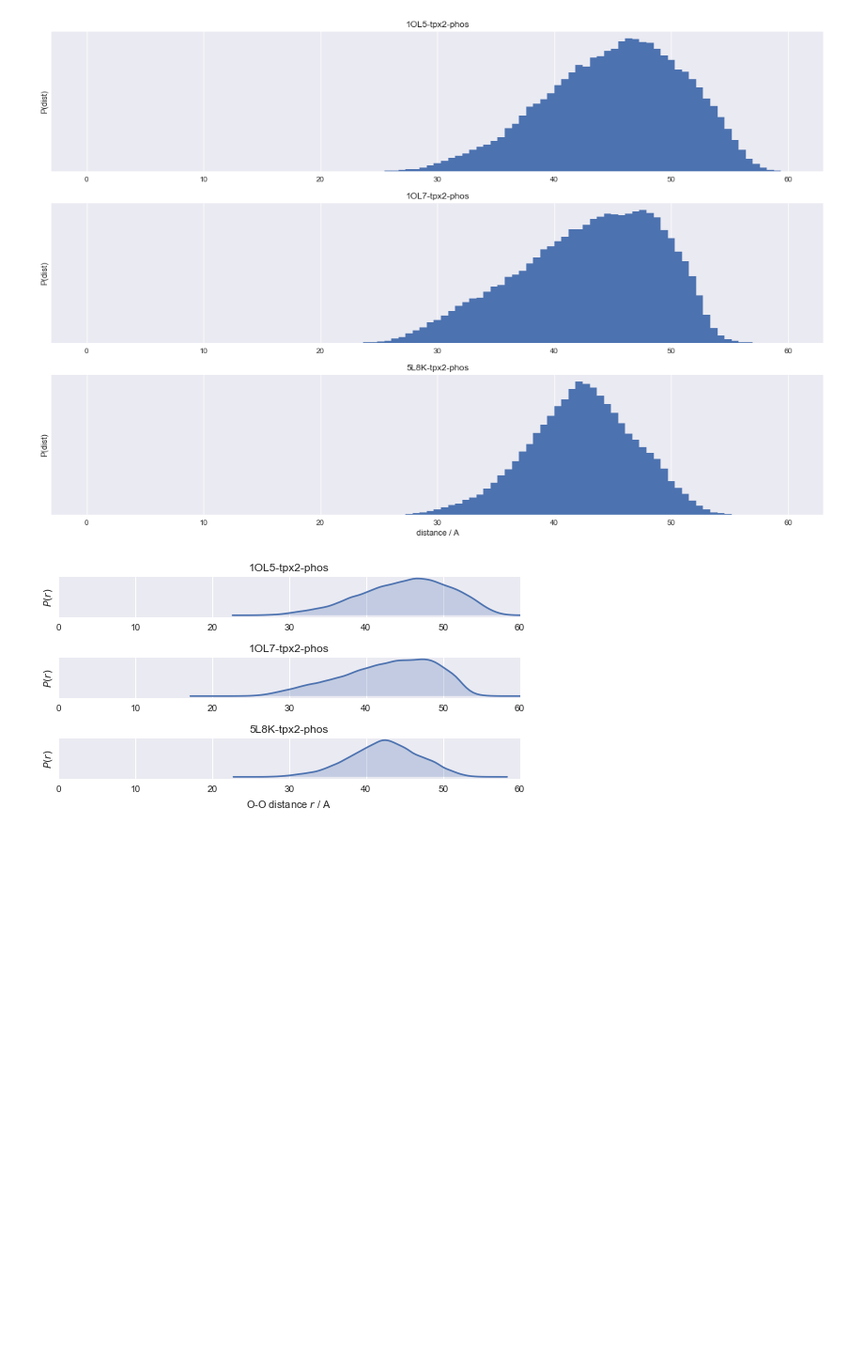
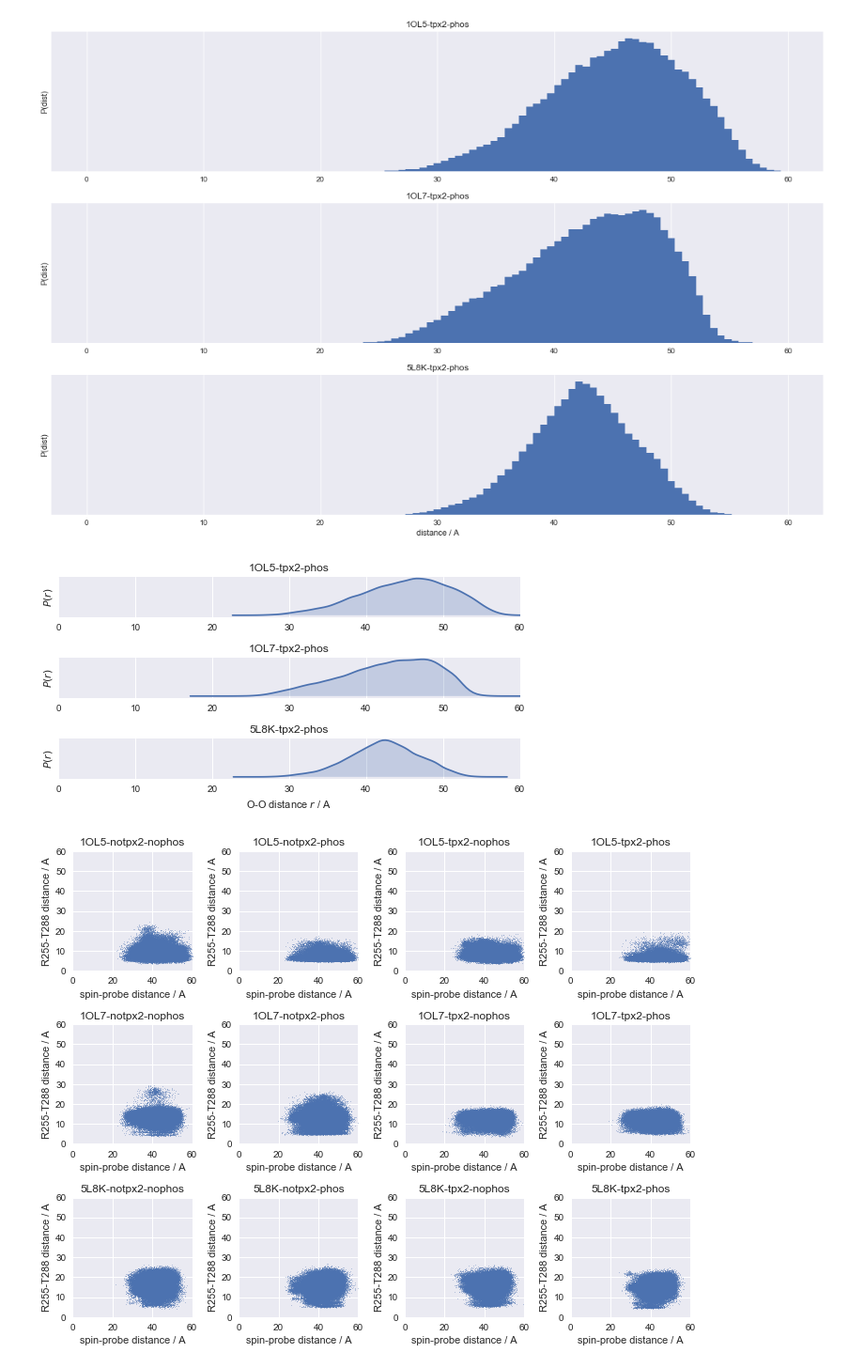
Before and after one commit to choderalab/AURKA_UMN, a Jupyter notebook: spin-probe-analysis/Analysis of spin probe distances.ipynb, the cells around one changed output. Shown at 94% size. Cells and saved outputs as stored; diff of their text form; code cells hidden in the pictures; blank space fills up the shorter version.

```diff
--- a/spin-probe-analysis/Analysis of spin probe distances.ipynb
+++ b/spin-probe-analysis/Analysis of spin probe distances.ipynb
@@ -59,8 +81,7 @@ figure.tight_layout()
 # %%
 for run in range(nruns):
     clones = runs[run]
-    concatenated = np.concatenate(clones)
-    nframes = len(concatenated)
+    nframes = sum([clone.shape[0] for clone in clones])
     aggregate_time = frame_interval * nframes
     print('%64s : %8.3f ns aggregate' % (run_index[run], aggregate_time))
 # %% [output]
@@ -90,7 +111,7 @@ bins = np.linspace(0, maxdist, nbins)
 for (index, run) in enumerate(runs_to_plot):
     plt.subplot(len(runs_to_plot),1,index+1)
     clones = runs[run]
-    plt.hist(np.concatenate(clones), bins)
+    plt.hist(np.concatenate([clone[:,0] for clone in clones]), bins)
     plt.yticks([])
     if run != (nruns-1):
         #plt.xticks([])
@@ -115,7 +136,7 @@ bins = np.linspace(0, maxdist, nbins)
 for (index, run) in enumerate(runs_to_plot):
     plt.subplot(len(runs_to_plot),1,index+1)
     clones = runs[run]
-    sns.kdeplot(np.concatenate(clones), shade=True).set(xlim=(0, maxdist))
+    sns.kdeplot(np.concatenate([clone[:,0] for clone in clones]), shade=True).set(xlim=(0, maxdist))
     plt.yticks([])
     if run != (nruns-1):
         #plt.xticks([])
@@ -129,3 +150,23 @@ figure.tight_layout()
 figure.savefig('aurora-tpx2-phos-OO-distance.pdf')
 # %% [output]
 [figure]
+# %%
+figure = plt.figure(figsize=[10,10])
+maxdist = 60 # angstroms
+for run in range(nruns):
+    plt.subplot(4,4,run+1)
+    clones = runs[run]
+    OO_distance = np.concatenate([clone[:,0] for clone in clones])
+    RT_distance = np.concatenate([clone[:,1] for clone in clones])
+    plt.plot(OO_distance, RT_distance, '.', markersize=1)
+    plt.xlabel('spin-probe distance / A')
+    plt.ylabel('R255-T288 distance / A')
+    plt.axis('square')
+    plt.title(run_index[run])
+    plt.xlim(0, maxdist)
+    plt.ylim(0, maxdist)
+
+figure.tight_layout()
+figure.savefig('aurora-distance-comparison.png', dpi=300)
+# %% [output]
+[figure, added]
```
Also changed, not shown: parts of 3 cells of this notebook.
